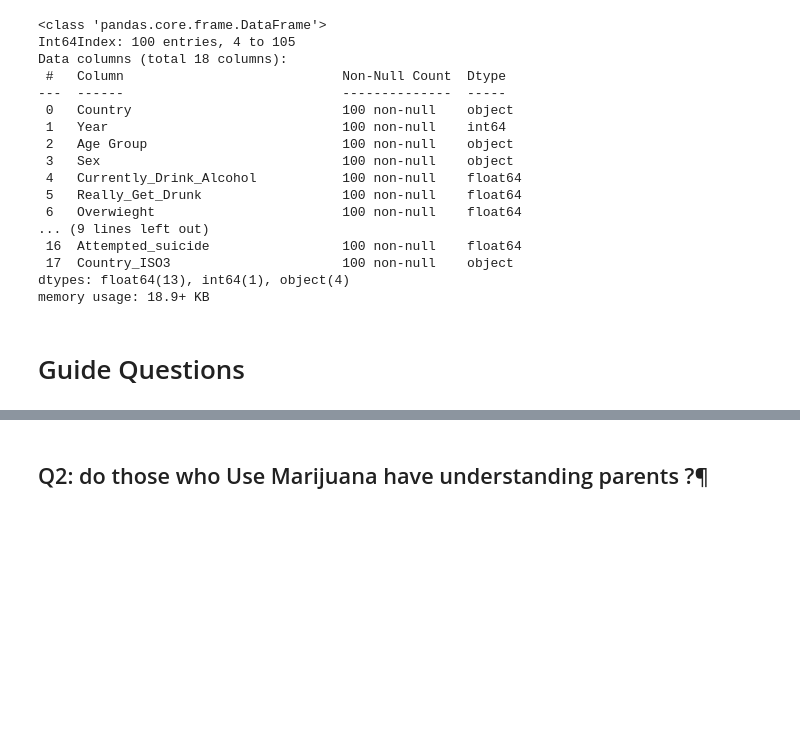
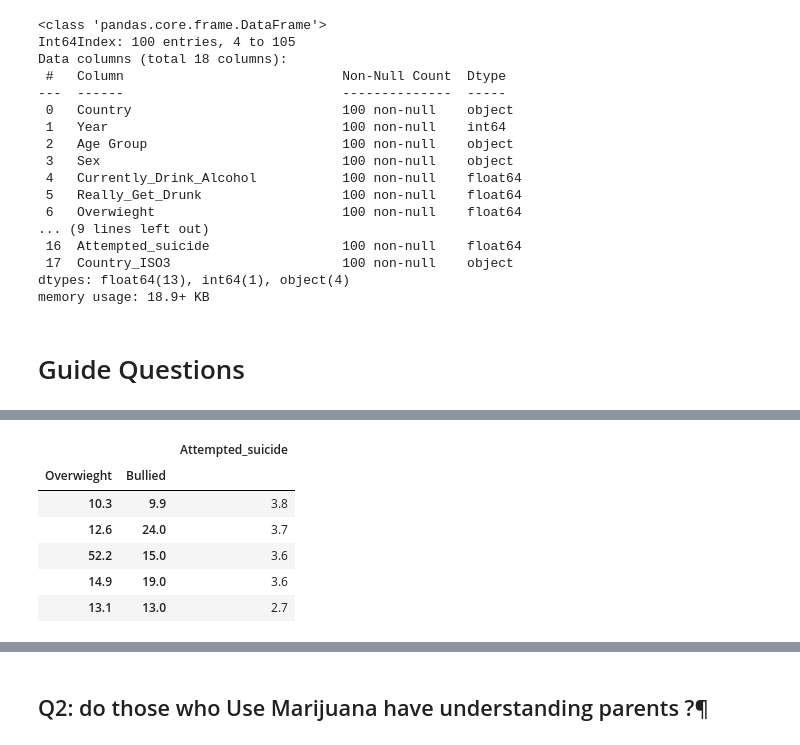
Before and after one commit to mart-anthony-stark/Machine-Learning-and-Deep-Learning, a Jupyter notebook: Suicidal Behaviours Among Adolescents/pooled_data_analysis.ipynb, the cells around one changed output, grey strips where cells are left out. Saved outputs shown, nothing was run; the diff lists cells and outputs as text; code cells hidden in the pictures; blank space fills up the shorter version.

```diff
--- a/Suicidal Behaviours Among Adolescents/pooled_data_analysis.ipynb
+++ b/Suicidal Behaviours Among Adolescents/pooled_data_analysis.ipynb
@@ -232,0 +245,10 @@ memory usage: 18.9+ KB
+# %%
+overweight_bullied_df.tail()
+# %% [output]
+|  |  | Attempted_suicide |
+| Overwieght | Bullied |  |
+| 10.3 | 9.9 | 3.8 |
+| 12.6 | 24.0 | 3.7 |
+| 52.2 | 15.0 | 3.6 |
+| 14.9 | 19.0 | 3.6 |
+| 13.1 | 13.0 | 2.7 |
```
Also changed, not shown: parts of 4 cells of this notebook.
